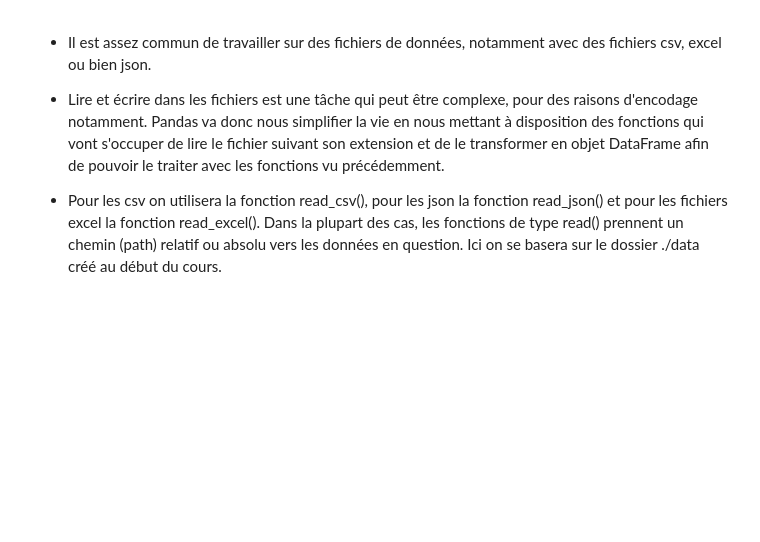
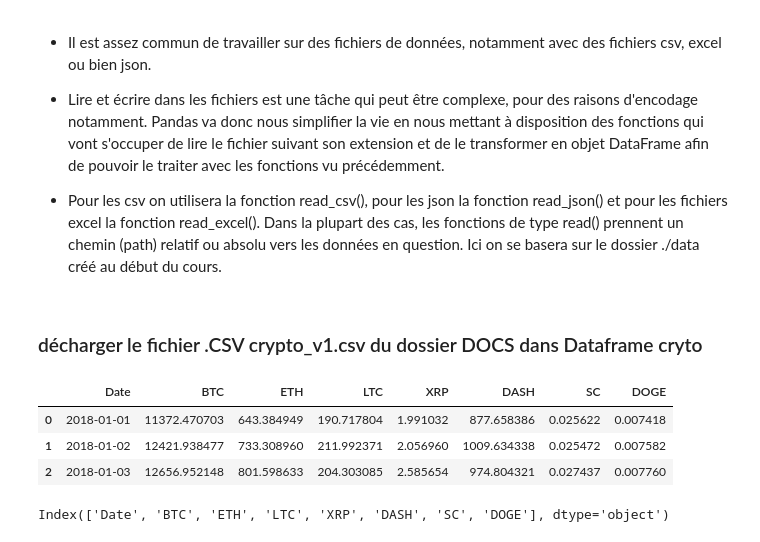
Before and after one commit to jeau-luc/python_panadas, a Jupyter notebook: Commande_pandas.ipynb, the cells around one changed output. Cells and saved outputs as stored; diff of their text form; code cells hidden in the pictures; blank space fills up the shorter version.

```diff
--- a/Commande_pandas.ipynb
+++ b/Commande_pandas.ipynb
@@ -806,3 +806,16 @@ iris_id.get_group('virginica').sepal_length.mean()
 - Lire et écrire dans les fichiers est une tâche qui peut être complexe, pour des raisons d'encodage notamment. Pandas va donc nous simplifier la vie en nous mettant à disposition des fonctions qui vont s'occuper de lire le fichier suivant son extension et de le transformer en objet DataFrame afin de pouvoir le traiter avec les fonctions vu précédemment.
 
 - Pour les csv on utilisera la fonction read_csv(), pour les json la fonction read_json() et pour les fichiers excel la fonction read_excel(). Dans la plupart des cas, les fonctions de type read() prennent un chemin (path) relatif ou absolu vers les données en question. Ici on se basera sur le dossier ./data créé au début du cours.
+# %% [markdown]
+### décharger le fichier .CSV crypto_v1.csv du dossier DOCS dans Dataframe cryto
+# %%
+crypto = pd.read_csv('./DOCS/crypto_v1.csv'); crypto.head(3)
+# %% [output]
+|  | Date | BTC | ETH | LTC | XRP | DASH | SC | DOGE |
+| 0 | 2018-01-01 | 11372.470703 | 643.384949 | 190.717804 | 1.991032 | 877.658386 | 0.025622 | 0.007418 |
+| 1 | 2018-01-02 | 12421.938477 | 733.308960 | 211.992371 | 2.056960 | 1009.634338 | 0.025472 | 0.007582 |
+| 2 | 2018-01-03 | 12656.952148 | 801.598633 | 204.303085 | 2.585654 | 974.804321 | 0.027437 | 0.007760 |
+# %%
+crypto.columns
+# %% [output]
+Index(['Date', 'BTC', 'ETH', 'LTC', 'XRP', 'DASH', 'SC', 'DOGE'], dtype='object')
```
Also changed, not shown: parts of 7 cells of this notebook.
